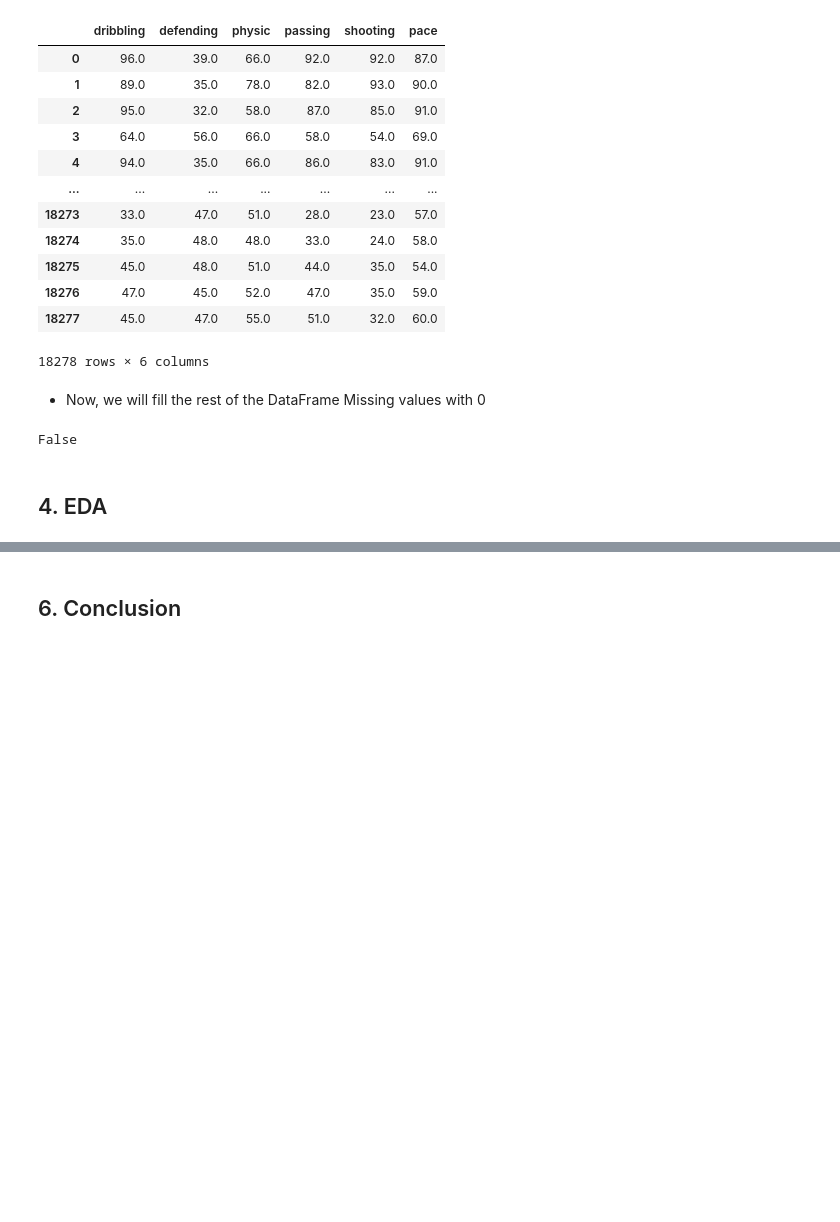
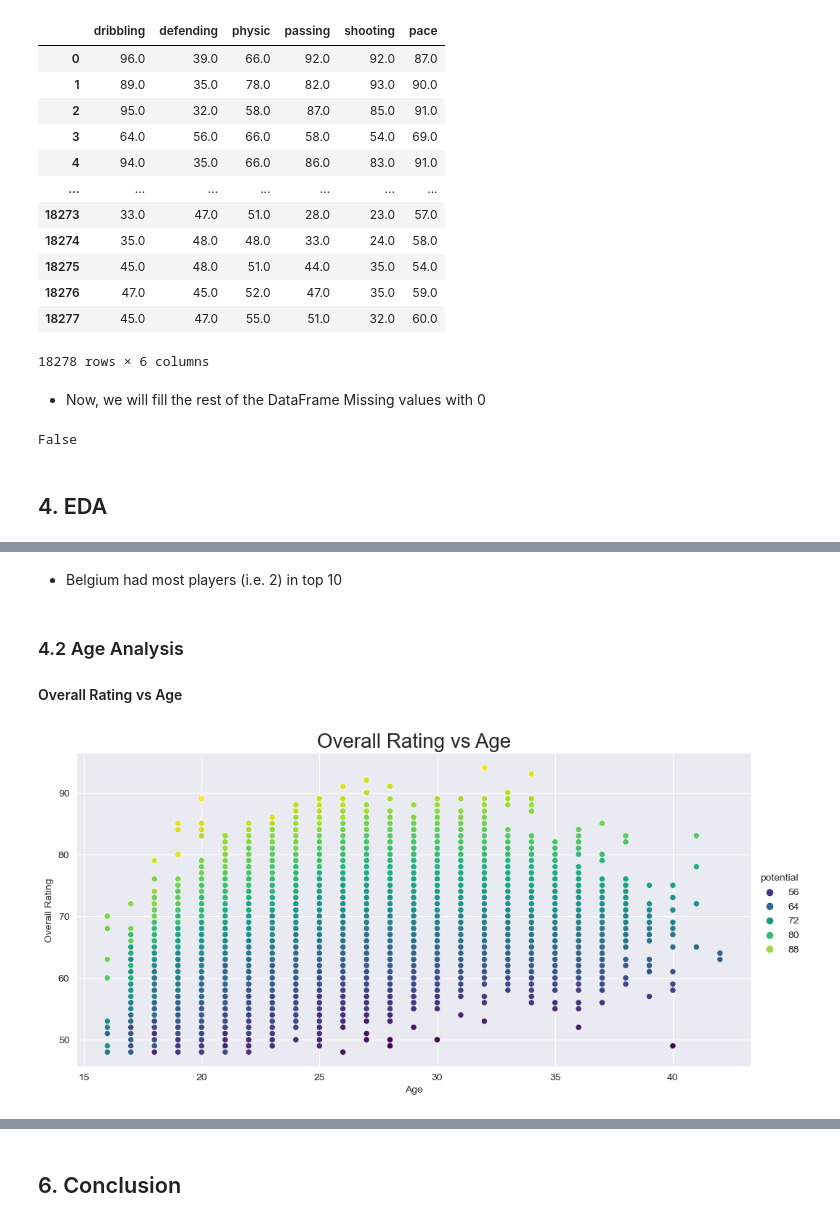
Before and after one commit to BhushanIngale/FIFA-20-Analysis, a Jupyter notebook: src/FIFA-20-Analysis.ipynb, the cells around one changed output, grey strips where cells are left out. Cells and saved outputs as stored; diff of their text form; code cells hidden in the pictures; blank space fills up the shorter version.

```diff
--- a/src/FIFA-20-Analysis.ipynb
+++ b/src/FIFA-20-Analysis.ipynb
@@ -269,0 +341,24 @@ False
+# %% [markdown]
+- Belgium had most players (i.e. 2) in top 10
+# %% [markdown]
+### 4.2 Age Analysis
+#### Overall Rating vs Age
+# %%
+
+
+
+# Plotting Overall Rating vs Age:
+sns.relplot(x='age',
+            y='overall',
+            hue='potential',
+            palette = 'viridis',
+            sizes=(15, 200),
+            aspect=2,
+            data=data)
+
+plt.title('Overall Rating vs Age',fontsize = 20)
+plt.xlabel('Age')
+plt.ylabel('Overall Rating')
+plt.show()
+# %% [output]
+[figure, added]
```
Also changed, not shown: parts of 35 cells of this notebook.
